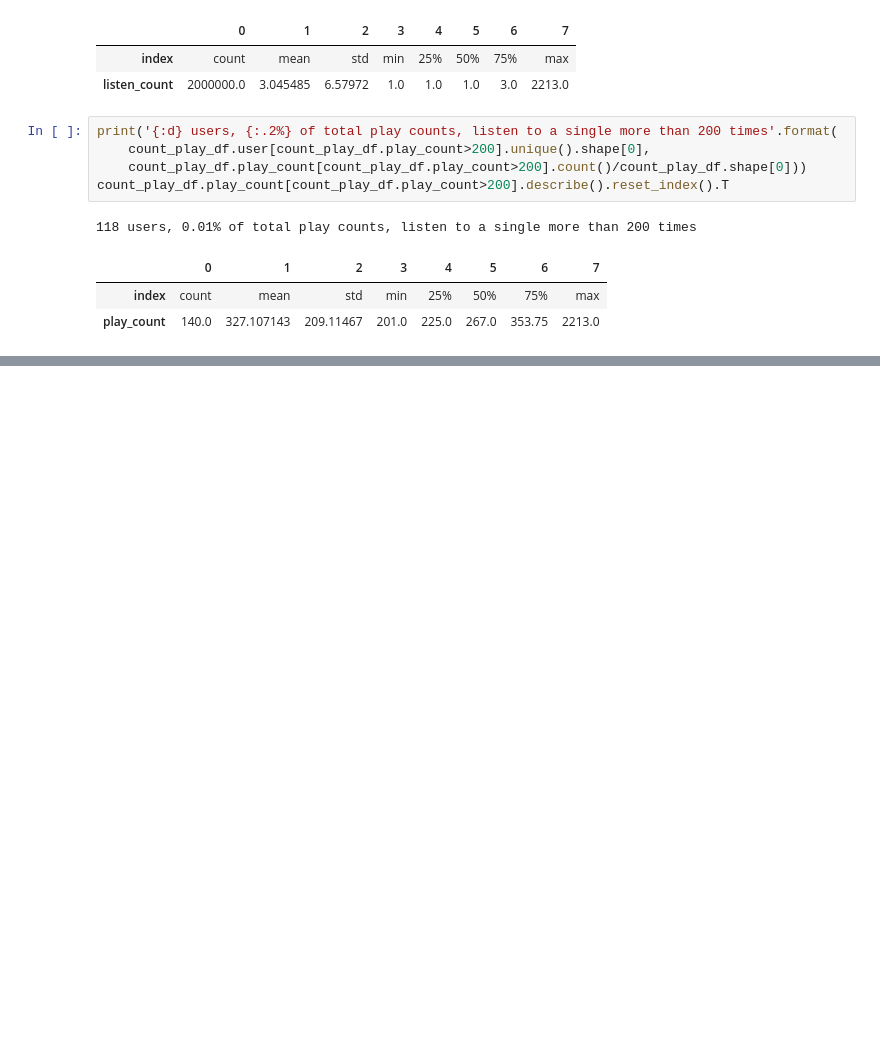
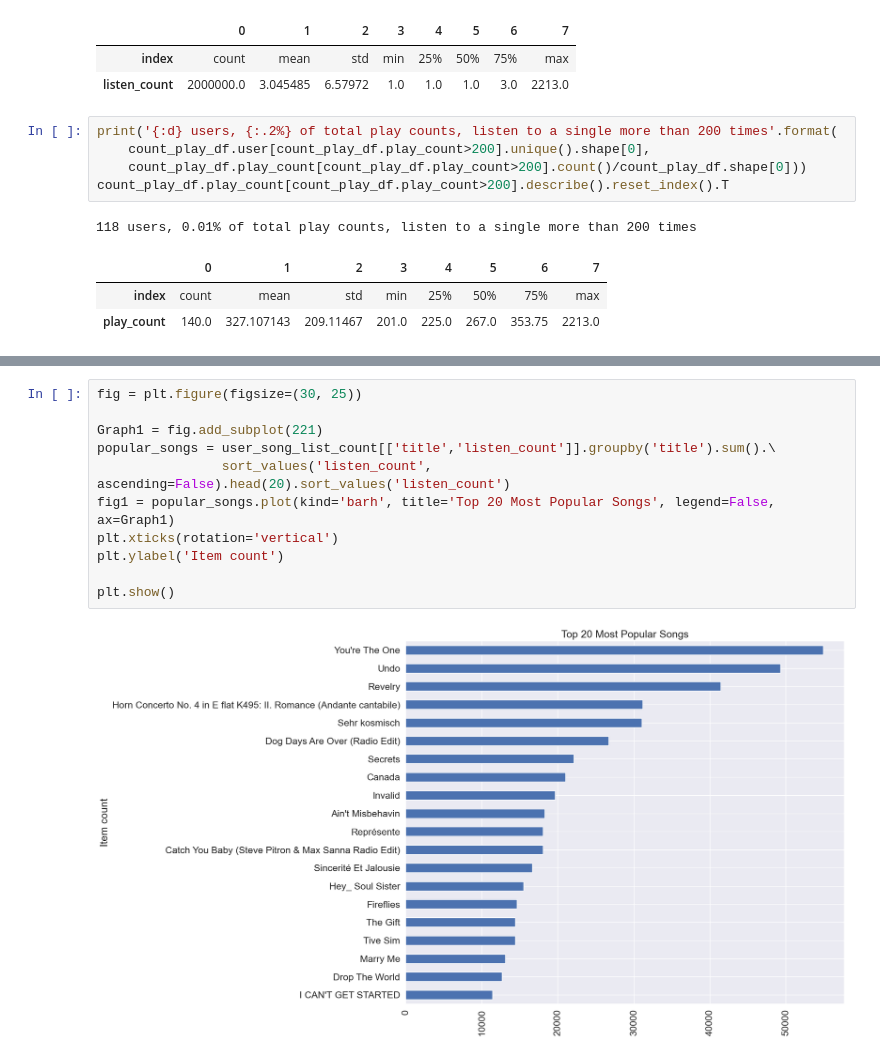
Before and after one commit to Raph221001/FYP-Music-Recommender, a Jupyter notebook: FYP/main.ipynb, the cells around one changed output, grey strips where cells are left out. Cells and saved outputs as stored; diff of their text form; blank space fills up the shorter version.

```diff
--- a/FYP/main.ipynb
+++ b/FYP/main.ipynb
@@ -93,0 +103,13 @@ count_play_df.play_count[count_play_df.play_count>200].describe().reset_index().
+# %%
+fig = plt.figure(figsize=(30, 25))
+
+Graph1 = fig.add_subplot(221)
+popular_songs = user_song_list_count[['title','listen_count']].groupby('title').sum().\
+                sort_values('listen_count', ascending=False).head(20).sort_values('listen_count')
+fig1 = popular_songs.plot(kind='barh', title='Top 20 Most Popular Songs', legend=False, ax=Graph1)
+plt.xticks(rotation='vertical')
+plt.ylabel('Item count')
+
+plt.show()
+# %% [output]
+[figure, added]
```
Also changed, not shown: parts of 4 cells of this notebook, 1 other file.
